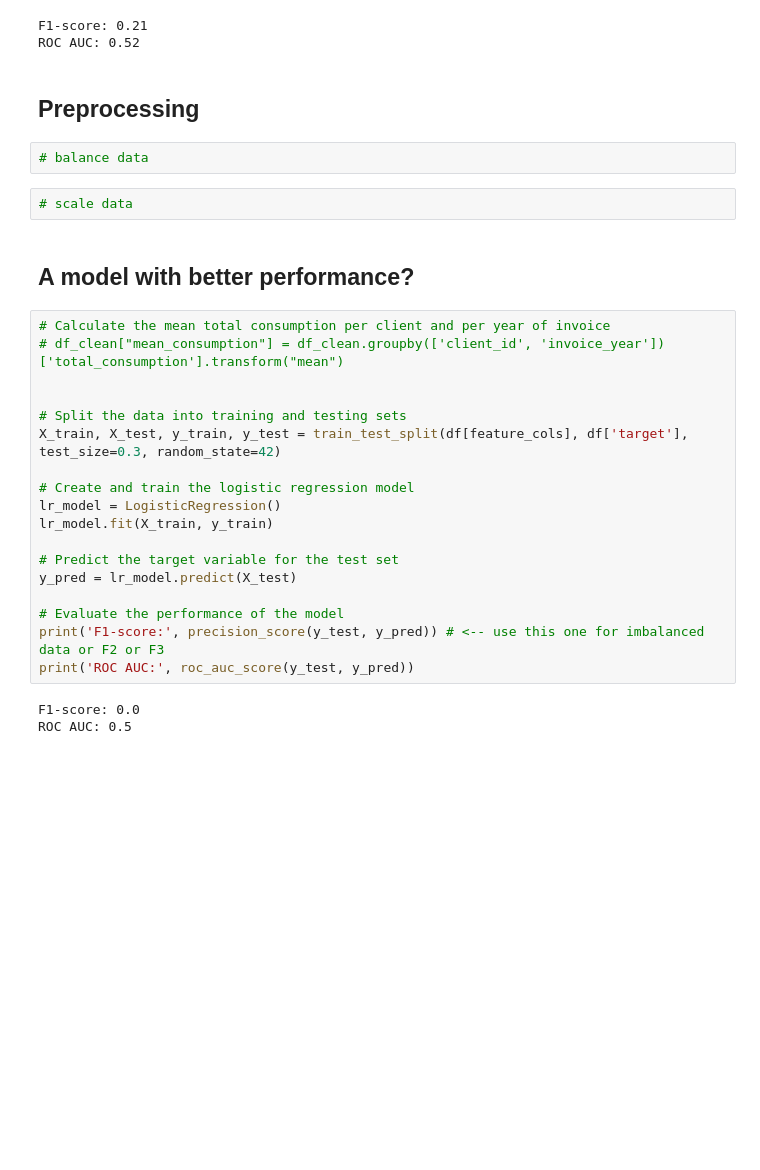
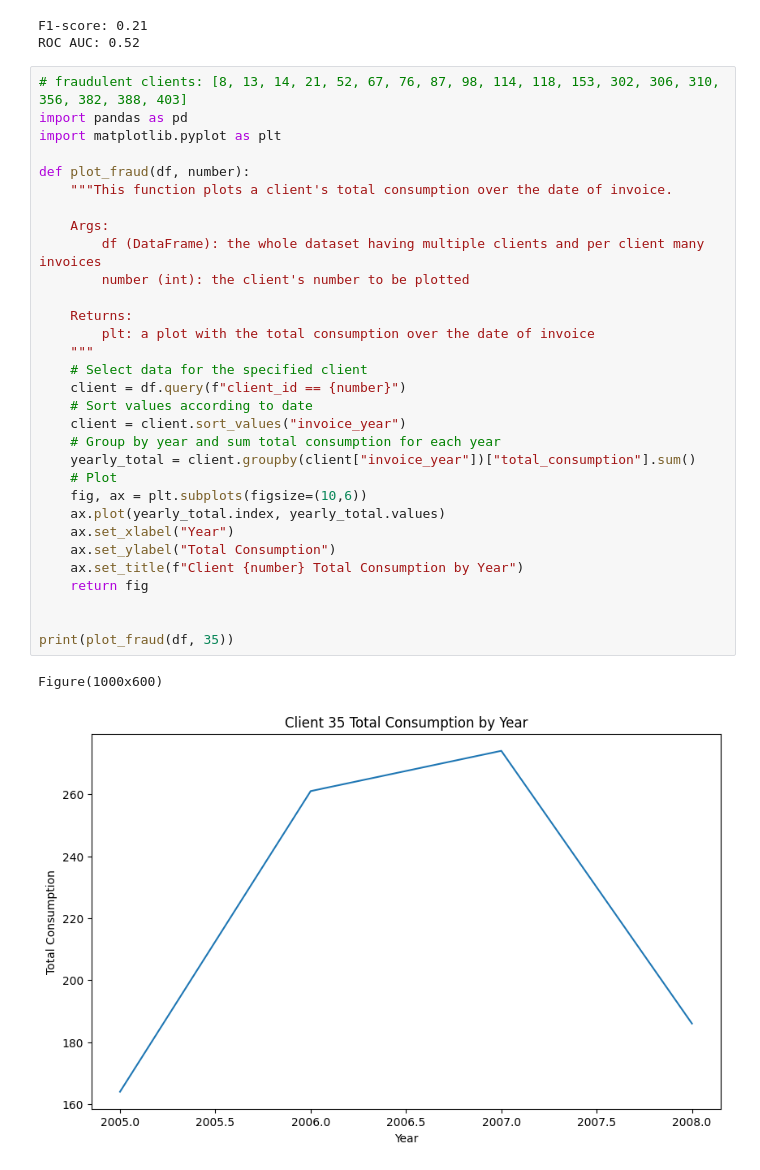
Before and after one commit to tomduese/ds-fraud-detection, a Jupyter notebook: fraud_detection_tom.ipynb, the cells around one changed output. Saved outputs shown, nothing was run; the diff lists cells and outputs as text; blank space fills up the shorter version.

Commit message:
final state of the art (incomplete)

```diff
--- a/fraud_detection_tom.ipynb
+++ b/fraud_detection_tom.ipynb
@@ -67,32 +55,37 @@ print('ROC AUC:', roc_auc_score(y_test, y_pred).round(2))
 # %% [output]
 F1-score: 0.21
 ROC AUC: 0.52
-# %% [markdown]
-## Preprocessing
-# %%
-# balance data
-# %%
-# scale data
-# %% [markdown]
-## A model with better performance?
-# %%
-# Calculate the mean total consumption per client and per year of invoice
-# df_clean["mean_consumption"] = df_clean.groupby(['client_id', 'invoice_year'])['total_consumption'].transform("mean")
-
-
-# Split the data into training and testing sets
-X_train, X_test, y_train, y_test = train_test_split(df[feature_cols], df['target'], test_size=0.3, random_state=42)
-
-# Create and train the logistic regression model
-lr_model = LogisticRegression()
-lr_model.fit(X_train, y_train)
-
-# Predict the target variable for the test set
-y_pred = lr_model.predict(X_test)
-
-# Evaluate the performance of the model
-print('F1-score:', precision_score(y_test, y_pred)) # <-- use this one for imbalanced data or F2 or F3
-print('ROC AUC:', roc_auc_score(y_test, y_pred))
-# %% [output]
-F1-score: 0.0
-ROC AUC: 0.5
+# %%
+# fraudulent clients: [8, 13, 14, 21, 52, 67, 76, 87, 98, 114, 118, 153, 302, 306, 310, 356, 382, 388, 403]
+import pandas as pd
+import matplotlib.pyplot as plt
+
+def plot_fraud(df, number):
+    """This function plots a client's total consumption over the date of invoice.
+
+    Args:
+        df (DataFrame): the whole dataset having multiple clients and per client many invoices
+        number (int): the client's number to be plotted
+
+    Returns:
+        plt: a plot with the total consumption over the date of invoice
+    """
+    # Select data for the specified client
+    client = df.query(f"client_id == {number}")
+    # Sort values according to date
+    client = client.sort_values("invoice_year")
+    # Group by year and sum total consumption for each year
+    yearly_total = client.groupby(client["invoice_year"])["total_consumption"].sum()
+    # Plot
+    fig, ax = plt.subplots(figsize=(10,6))
+    ax.plot(yearly_total.index, yearly_total.values)
+    ax.set_xlabel("Year")
+    ax.set_ylabel("Total Consumption")
+    ax.set_title(f"Client {number} Total Consumption by Year")
+    return fig
+
+
+print(plot_fraud(df, 35))
+# %% [output]
+Figure(1000x600)
+[figure, added]
```
Also changed, not shown: parts of 6 cells of this notebook, 7 other files.
